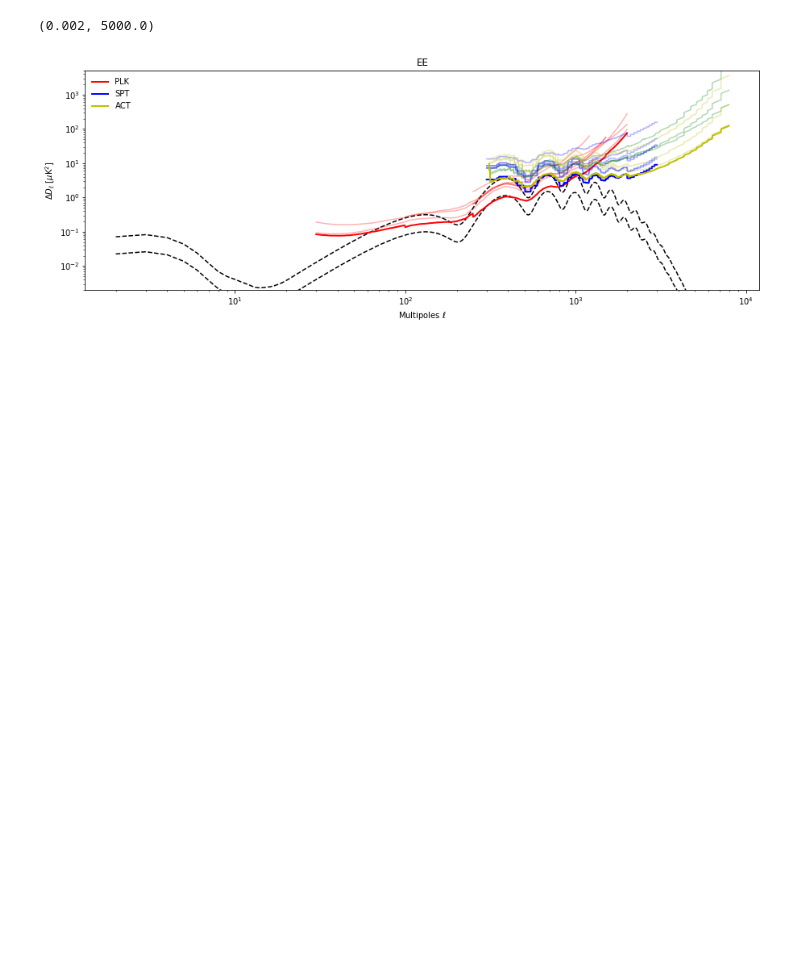
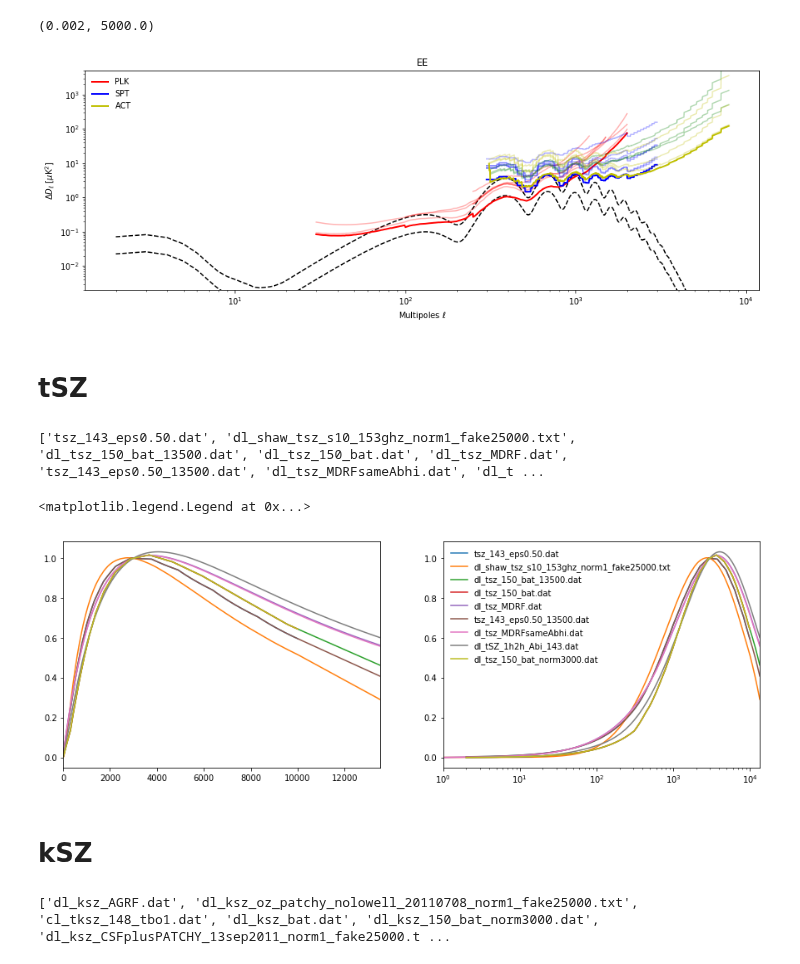
Before and after one commit to mtristram/hillik, a Jupyter notebook: scripts/hillik_models.ipynb, the cells around one changed output. Drawn from its saved outputs; the diff is of its cells as text; code cells hidden in the pictures; blank space fills up the shorter version.

```diff
--- a/scripts/hillik_models.ipynb
+++ b/scripts/hillik_models.ipynb
@@ -265,3 +288,32 @@ ylim( 2e-3, 5e3)
 # %% [output]
 (0.002, 5000.0)
 [figure]
+# %% [markdown]
+# tSZ
+# %%
+files = os.listdir( DBdir+"/../modules/data/foregrounds")
+files = [f for f in files if "tsz" in f.lower()]
+print(files)
+# %% [output]
+['tsz_143_eps0.50.dat', 'dl_shaw_tsz_s10_153ghz_norm1_fake25000.txt', 'dl_tsz_150_bat_13500.dat', 'dl_tsz_150_bat.dat', 'dl_tsz_MDRF.dat', 'tsz_143_eps0.50_13500.dat', 'dl_tsz_MDRFsameAbhi.dat', 'dl_t ...
+# %%
+figure(figsize=(15,5))
+for s in range(2):
+    subplot( 1,2,s+1)
+    for f in files:
+        l,dl = np.loadtxt( DBdir+"/../modules/data/foregrounds/"+f, unpack=True)
+        plot(l, dl/dl[l==3000], label=f)
+    xlim(1,13500)
+semilogx()
+legend()
+# %% [output]
+<matplotlib.legend.Legend at 0x...>
+[figure, added]
+# %% [markdown]
+# kSZ
+# %%
+files = os.listdir( DBdir+"/../modules/data/foregrounds")
+files = [f for f in files if "ksz" in f.lower() and "fits" not in f]
+print(files)
+# %% [output]
+['dl_ksz_AGRF.dat', 'dl_ksz_oz_patchy_nolowell_20110708_norm1_fake25000.txt', 'cl_tksz_148_tbo1.dat', 'dl_ksz_bat.dat', 'dl_ksz_150_bat_norm3000.dat', 'dl_ksz_CSFplusPATCHY_13sep2011_norm1_fake25000.t ...
```
Also changed, not shown: parts of 5 cells of this notebook, 3 other files.
